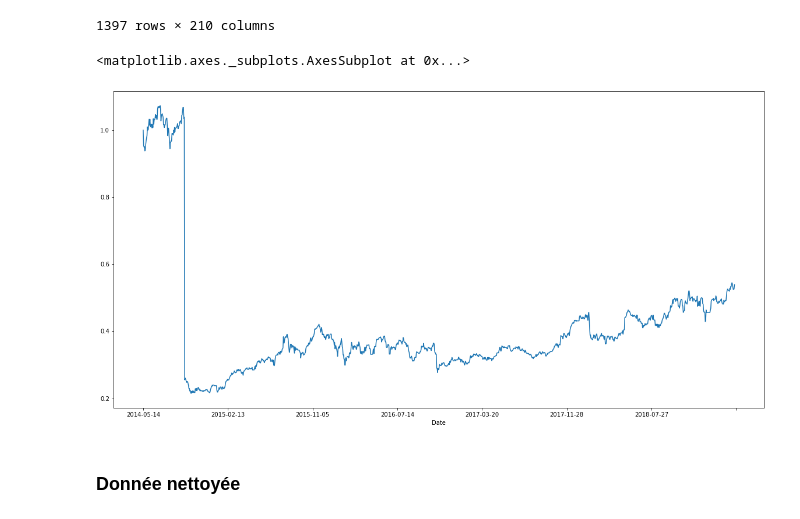
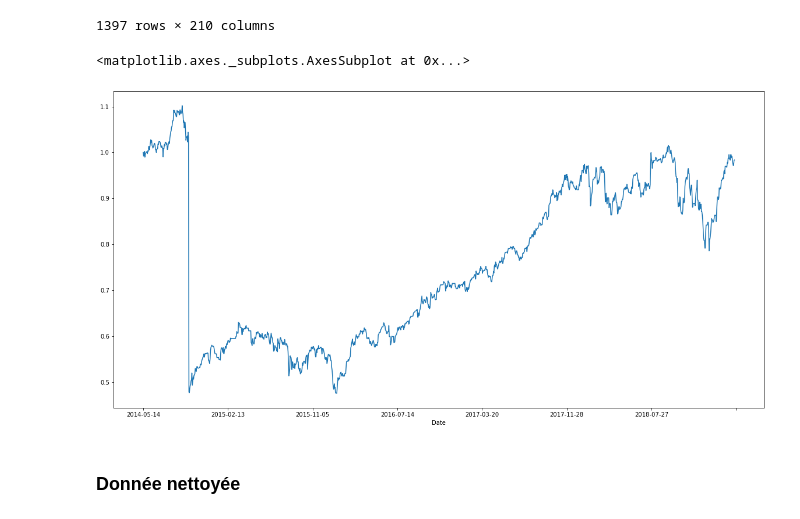
Before and after one commit to YvesAdl/BI_Finance_project, a Jupyter notebook: BI Finance - suppression des outliers et sélection du portefeuille.ipynb, the cells around one changed output. Drawn from its saved outputs; the diff is of its cells as text; code cells hidden in the pictures.

```diff
--- a/BI Finance - suppression des outliers et sélection du portefeuille.ipynb
+++ b/BI Finance - suppression des outliers et sélection du portefeuille.ipynb
@@ -87,10 +83,10 @@ df.loc[:,df.apply(outlier_detector)]
 | 2019-03-12 | 0.983572 | 1.808343 | 0.539088 | 17.745614 | 1.551499 | ... |
 1397 rows × 210 columns
 # %%
-df['ALFRESA HOLDINGS CORP'].plot(figsize=(20,10)) #a titre d'exemple
+df['AES CORP'].plot(figsize=(20,10)) #a titre d'exemple
 # %% [output]
 <matplotlib.axes._subplots.AxesSubplot at 0x...>
-[figure, old version]
+[figure, new version]
 # %% [markdown]
 ### Donnée nettoyée
 # %%
```
Also changed, not shown: parts of 31 cells of this notebook, 8 other files.
